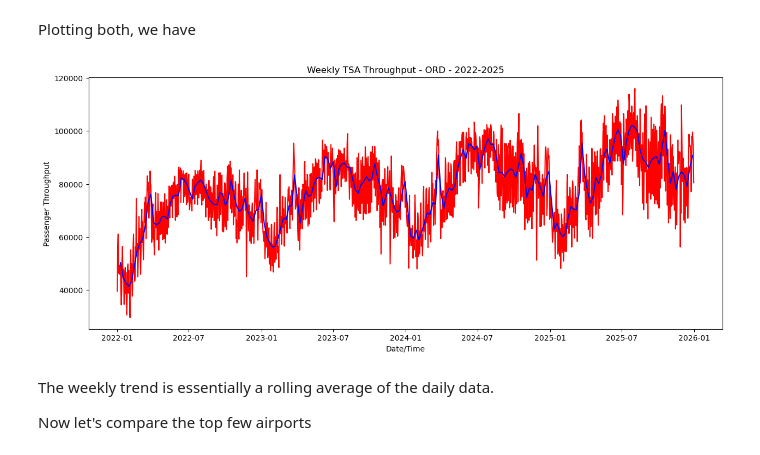
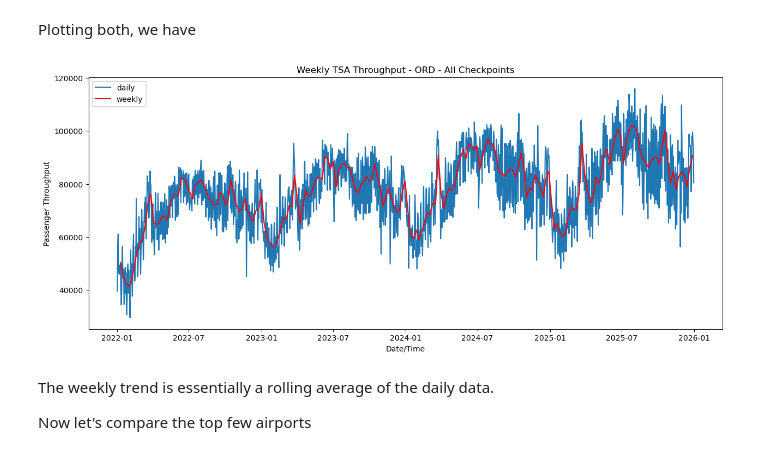
Before and after one commit to Erdos-Projects/spring-2026-busy-airports, a Jupyter notebook: notebooks/eda.ipynb, the cells around one changed output. Saved outputs shown, nothing was run; the diff lists cells and outputs as text; code cells hidden in the pictures.

```diff
--- a/notebooks/eda.ipynb
+++ b/notebooks/eda.ipynb
@@ -504,14 +504,15 @@ plt.show()
 Plotting both, we have
 # %%
 plt.figure(figsize=(15, 6))
-plt.plot(ord_daily.index, ord_daily, 'r-', label="daily")
-plt.plot(ord_weekly.index, ord_weekly/7, 'b-', label="weekly")
-plt.title('Weekly TSA Throughput - ORD - 2022-2025')
+plt.plot(ord_daily.index, ord_daily, '-', label="daily")
+plt.plot(ord_weekly.index, ord_weekly/7, 'r-', label="weekly")
+plt.title('Weekly TSA Throughput - ORD - All Checkpoints')
 plt.xlabel('Date/Time')
 plt.ylabel('Passenger Throughput')
+plt.legend()
 plt.show()
 # %% [output]
-[figure, old version]
+[figure, new version]
 # %% [markdown]
 The weekly trend is essentially a rolling average of the daily data.
 
```
